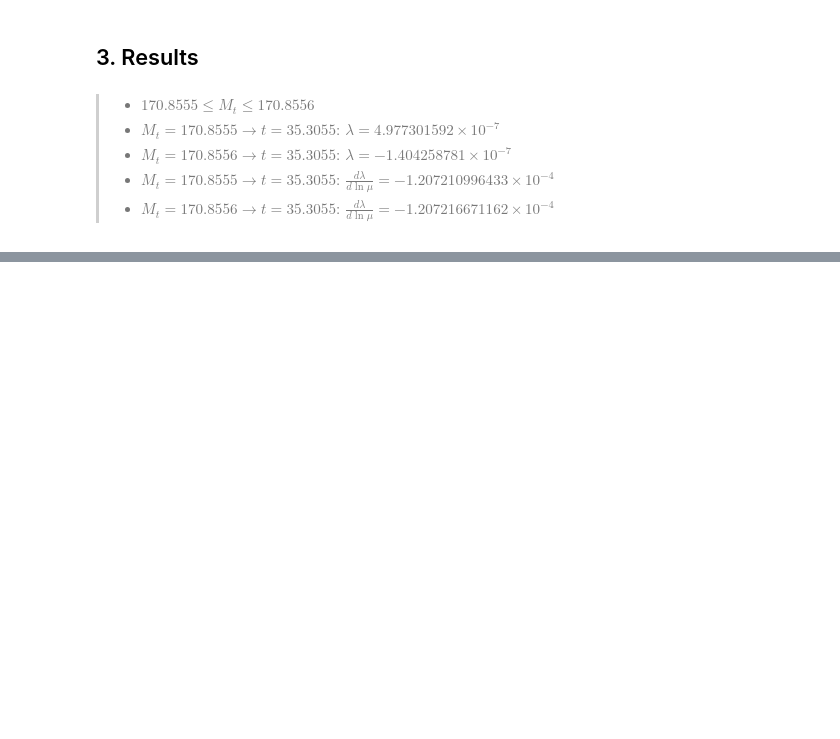
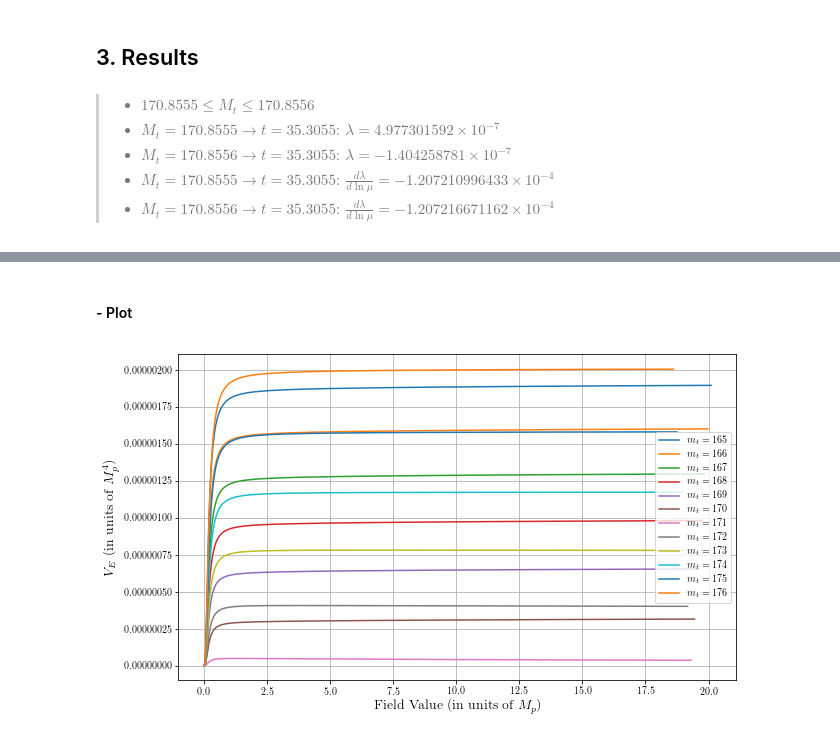
Before and after one commit to Axect/pbh, a Jupyter notebook: PBH_Critical.ipynb, the cells around one changed output, grey strips where cells are left out. Drawn from its saved outputs; the diff is of its cells as text; code cells hidden in the pictures; blank space fills up the shorter version.

```diff
--- a/PBH_Critical.ipynb
+++ b/PBH_Critical.ipynb
@@ -220,7 +220,7 @@ lambda3_55[23055]
 #### - Import Data from Mathematica
 # %%
 # Import & Edit data automatically.
-tempb = open('/home/rakhan/lHdTab.csv')
+tempb = open('/home/rakhan/PBH_data/lHdTab.csv')
 Datab = [line.strip().strip('"') for line in tempb]
 for i, mass_group in enumerate(Datab):
     Datab[i] = ast.literal_eval(mass_group)
@@ -254,7 +254,7 @@ plt.show()
 ####  - Import Data from Mathematica
 # %%
 # Import & Edit data automatically.
-tempb2 = open('/home/rakhan/lHdTabl.csv')
+tempb2 = open('/home/rakhan/PBH_data/lHdTabl.csv')
 Datab2 = [line.strip().strip('"') for line in tempb2]
 for i, mass_group in enumerate(Datab2):
     Datab2[i] = ast.literal_eval(mass_group)
@@ -291,7 +291,7 @@ plt.show()
 #### - Import Data from Mathematica
 # %%
 # Import & Edit data automatically.
-tempb3 = open('/home/rakhan/LHdTab.csv')
+tempb3 = open('/home/rakhan/PBH_data/LHdTab.csv')
 Datab3 = [line.strip().strip('"') for line in tempb3]
 for i, mass_group in enumerate(Datab3):
     Datab3[i] = ast.literal_eval(mass_group)
@@ -355,0 +361,30 @@ Minimum of 170.8556:  -0.0001207216671162
+# %%
+# Import & Edit data automatically.
+tempp = open('/home/rakhan/PBH_data/PoTab.csv')
+Datap = [line.strip().strip('"') for line in tempp]
+for i, mass_group in enumerate(Datap):
+    Datap[i] = ast.literal_eval(mass_group)
+
+# Extract t, $\lambda$
+for i in range(len(Datap)):
+    locals()['h_'+str(i)] = []
+    locals()['VE_'+str(i)] = []
+for i, mass_group in enumerate(Datap):
+    for values in mass_group:
+        locals()['h_'+str(i)].append(values[2])
+        locals()['VE_'+str(i)].append(values[3])
+# %% [markdown]
+#### - Plot
+# %%
+NULLp = [0 for i in h_0]
+plt.figure(figsize=(10,6))
+for i in range(len(Datap)):
+    plt.plot(locals()['h_'+str(i)],locals()['VE_'+str(i)],label=r"$m_t="+str(i+165)+"$")
+#plt.plot(tp_0,NULLp,color='black')
+plt.xlabel(r'Field Value (in units of $M_p$)', fontsize=14)
+plt.ylabel(r'$V_E$ (in units of $M_p^4$)', fontsize=14)
+plt.legend()
+plt.grid()
+plt.show()
+# %% [output]
+[figure, added]
```
Also changed, not shown: parts of 16 cells of this notebook, 1 other file.
